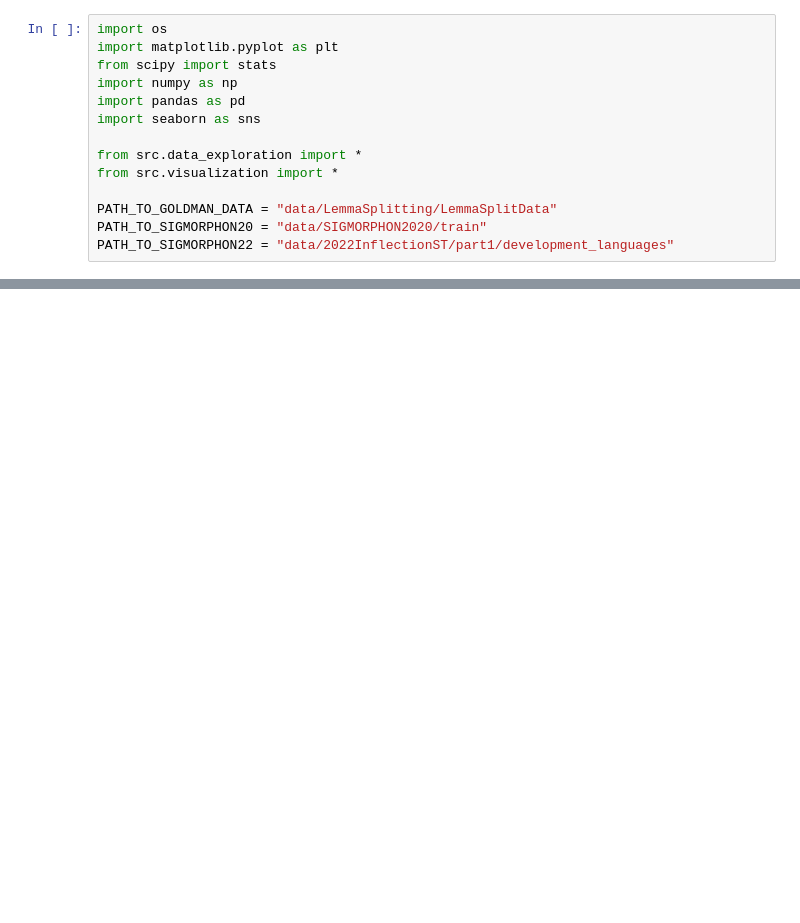
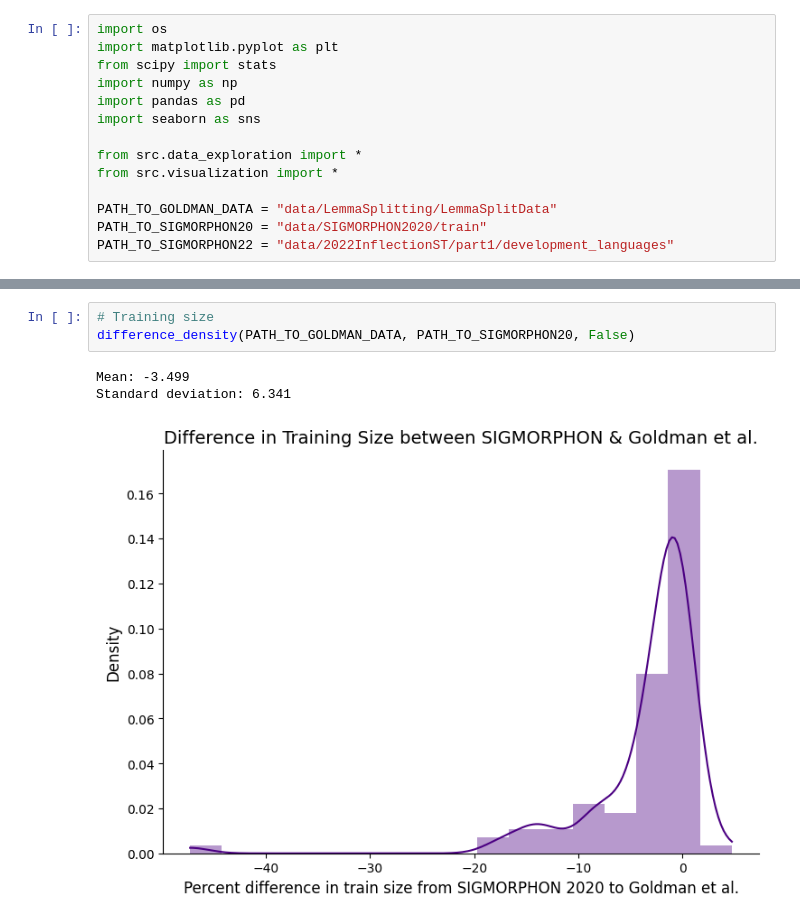
Before and after one commit to paynesa/qp2, a Jupyter notebook: code/main.ipynb, the cells around one changed output, grey strips where cells are left out. Saved outputs shown, nothing was run; the diff lists cells and outputs as text; blank space fills up the shorter version.

```diff
--- a/code/main.ipynb
+++ b/code/main.ipynb
@@ -118,0 +19,7 @@ np.std(np.asarray(sizes))
+# %%
+# Training size
+difference_density(PATH_TO_GOLDMAN_DATA, PATH_TO_SIGMORPHON20, False)
+# %% [output]
+Mean: -3.499
+Standard deviation: 6.341
+[figure, added]
```
Also changed, not shown: parts of 5 cells of this notebook, 4 other files.
